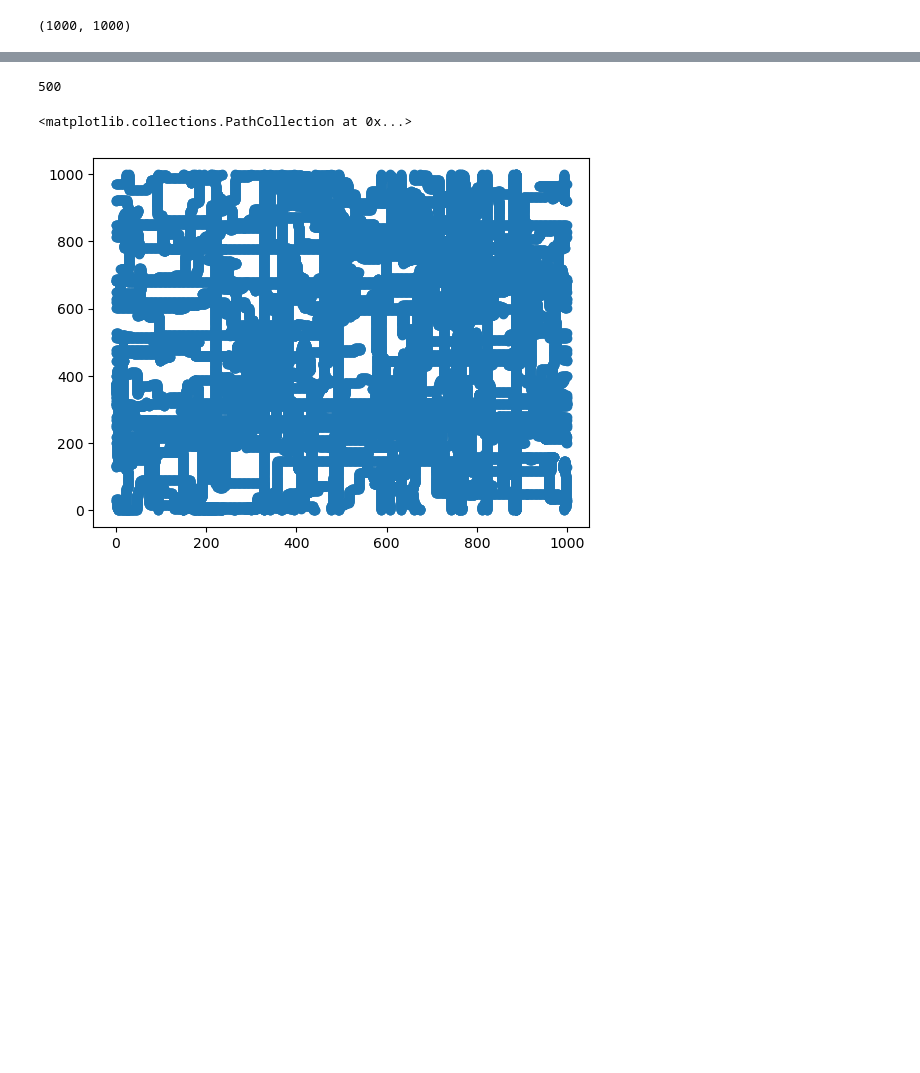
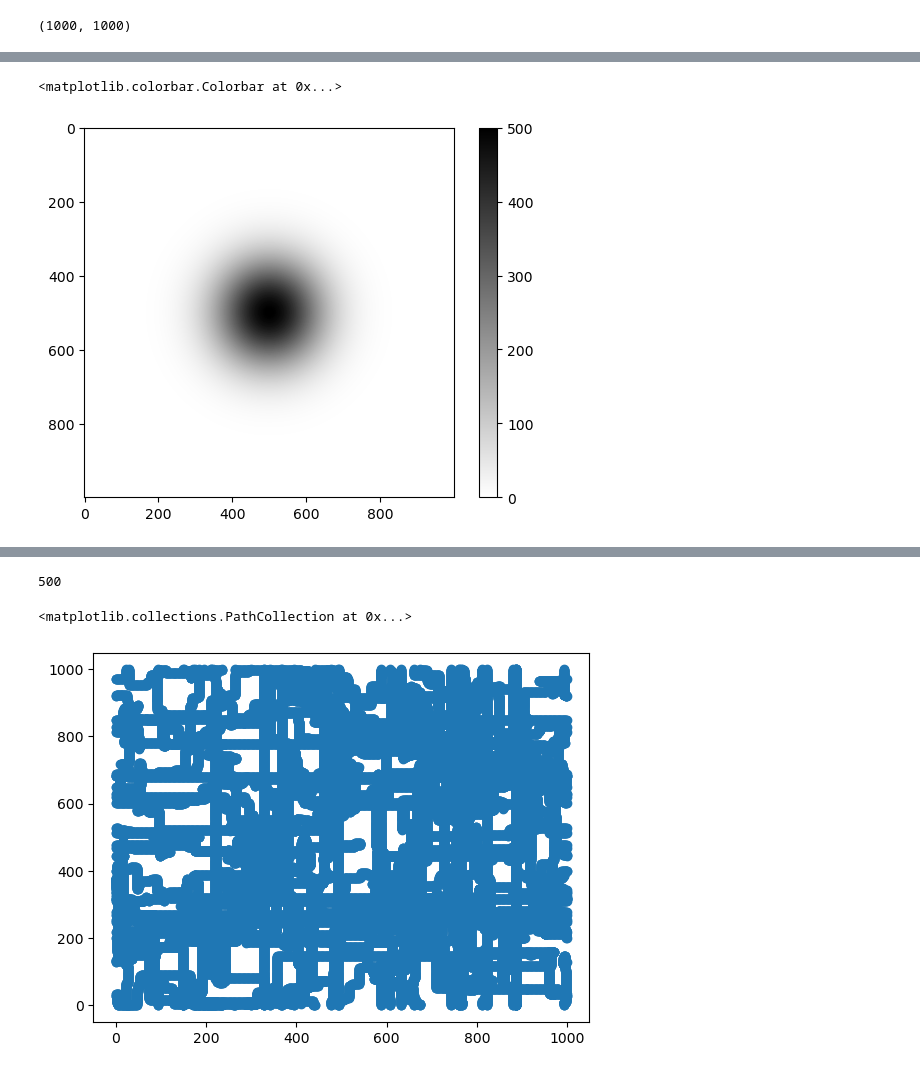
Before and after one commit to Adam-Boesky/Predictive_Coding, a Jupyter notebook: moving_peak/plotting.ipynb, the cells around one changed output, grey strips where cells are left out. Drawn from its saved outputs; the diff is of its cells as text; code cells hidden in the pictures; blank space fills up the shorter version.

```diff
--- a/moving_peak/plotting.ipynb
+++ b/moving_peak/plotting.ipynb
@@ -18,0 +54,6 @@ plt.colorbar()
+# %%
+plt.imshow(contours[0], cmap='binary')
+plt.colorbar()
+# %% [output]
+<matplotlib.colorbar.Colorbar at 0x...>
+[figure, added]
```
Also changed, not shown: parts of 12 cells of this notebook, 3 other files.
